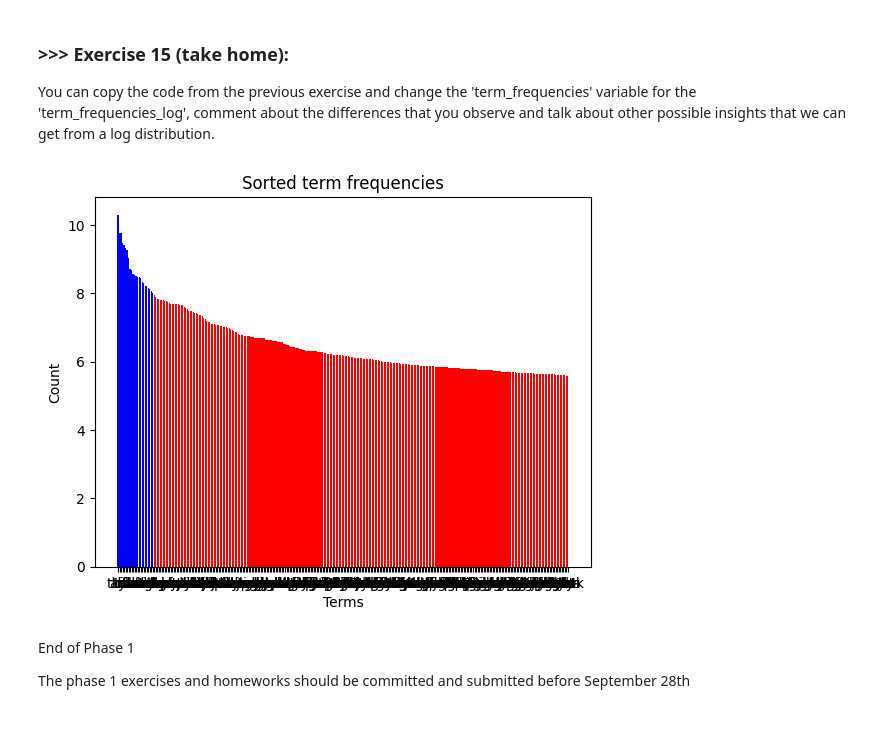
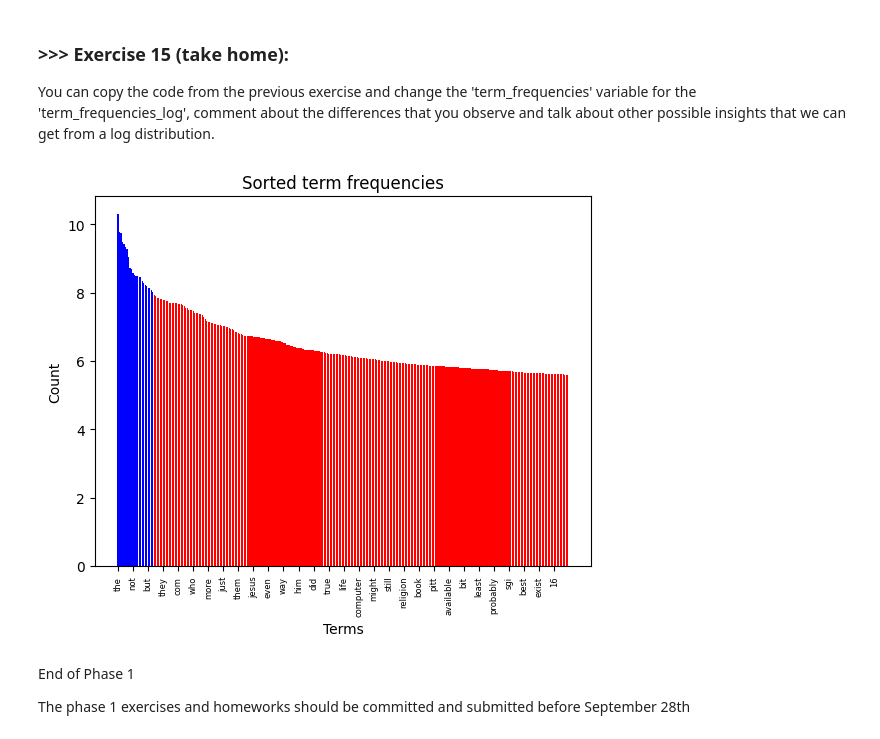
Before and after one commit to Kev-Tan/DM2025-Lab1-Exercise, a Jupyter notebook: DM2025-Lab1-Master.ipynb, the cells around one changed output. Drawn from its saved outputs; the diff is of its cells as text; code cells hidden in the pictures.

```diff
--- a/DM2025-Lab1-Master.ipynb
+++ b/DM2025-Lab1-Master.ipynb
@@ -1285,24 +1308,28 @@ You can copy the code from the previous exercise and change the 'term_frequencie
 # %%
 # Answer here
 sorted_idx = np.argsort(term_frequencies)[::-1]
 sorted_y = np.array(term_frequencies)[sorted_idx][:300]
 sorted_y_log = [math.log(i) for i in sorted_y]
 sorted_x = np.array(count_vect.get_feature_names_out())[sorted_idx][:300]
 
+
 limit = 3000
 colors = ["blue" if i > limit else "red" for i in sorted_y]
 
 plt.bar(sorted_x, sorted_y_log, color=colors)
+#Every 10th term on x-axis is labelled to prevent labels overlapping
+xticks = range(0, len(sorted_x), 10)
+plt.xticks(xticks, [sorted_x[i] for i in xticks], rotation=90, fontsize=6)
 plt.title("Sorted term frequencies")
 plt.xlabel("Terms")
 plt.ylabel("Count")
 plt.show()
 
 #Differences in observations
 #Instead of the the first few terms have high frequencies and dominate in the previous exercise, using log scale, the differences between the
 #term frequencies are much smaller.
 # %% [output]
-[figure, old version]
+[figure, new version]
 # %% [markdown]
 End of Phase 1
 
```
Also changed, not shown: parts of 9 cells of this notebook, 1 other file.
